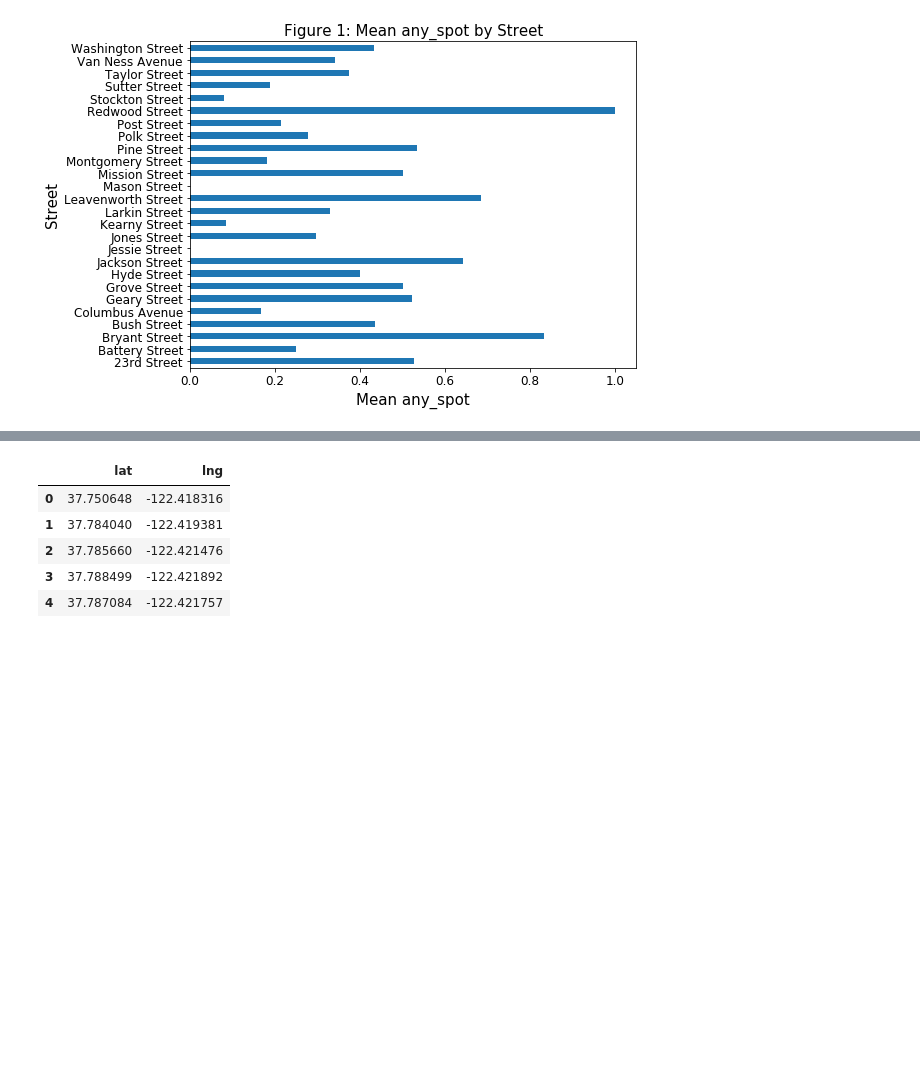
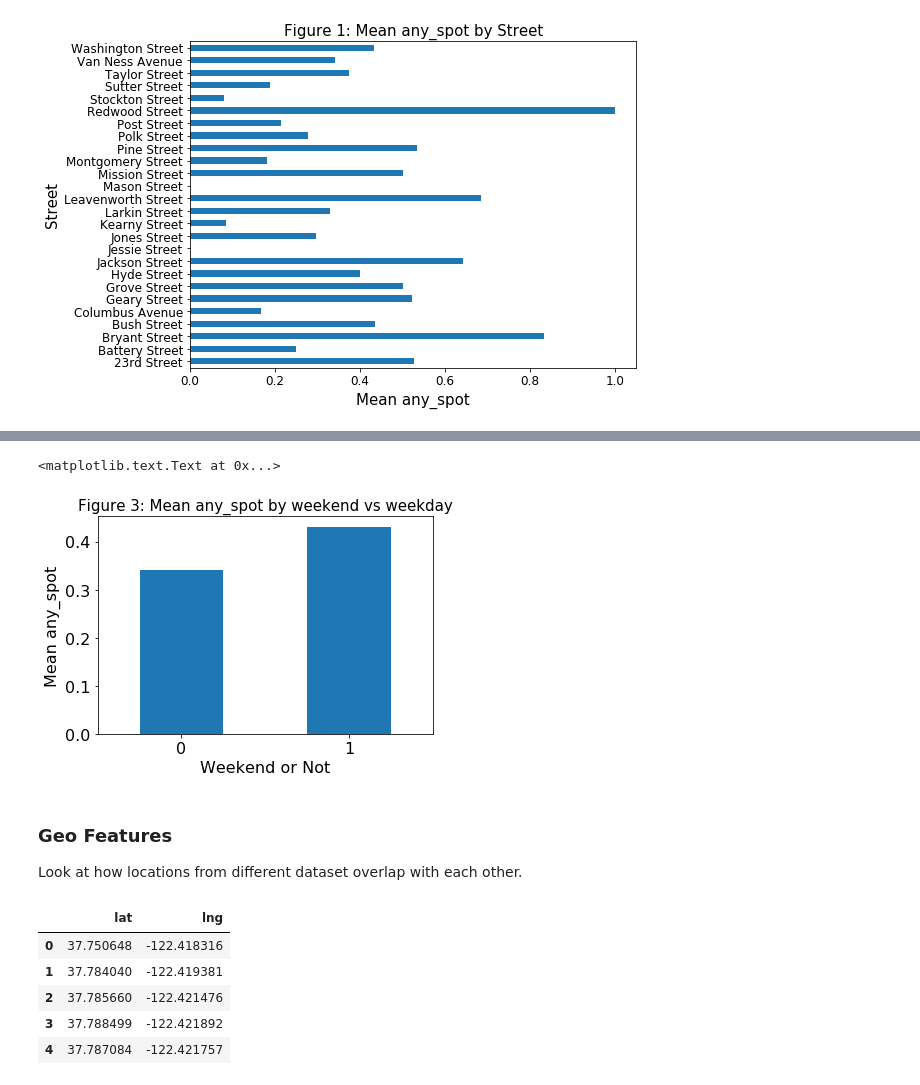
Before and after one commit to dyan10/SF-Parking-prediction-for-Parknav, a Jupyter notebook: Features/EDA.ipynb, the cells around one changed output, grey strips where cells are left out. Drawn from its saved outputs; the diff is of its cells as text; code cells hidden in the pictures; blank space fills up the shorter version.

```diff
--- a/Features/EDA.ipynb
+++ b/Features/EDA.ipynb
@@ -71,3 +113,15 @@ plt.title('Figure 3: Mean any_spot by Day of week', fontsize = 15)
+# %%
+street_mean = train_raw.groupby(['isweekend'])['any_spot'].mean().plot('bar', rot = 0,fontsize = 16)
+plt.xlabel('Weekend or Not',fontsize = 16)
+plt.ylabel('Mean any_spot',fontsize = 16)
+plt.title('Figure 3: Mean any_spot by weekend vs weekday', fontsize = 15)
+# %% [output]
+<matplotlib.text.Text at 0x...>
+[figure, added]
+# %% [markdown]
+### Geo Features
+
+Look at how locations from different dataset overlap with each other.
 # %%
 train_geo = pd.read_csv('../data/train_longlat.csv')
 train_latlng = train_geo[['lat','lng']]
```
Also changed, not shown: parts of 14 cells of this notebook, 11 other files.
